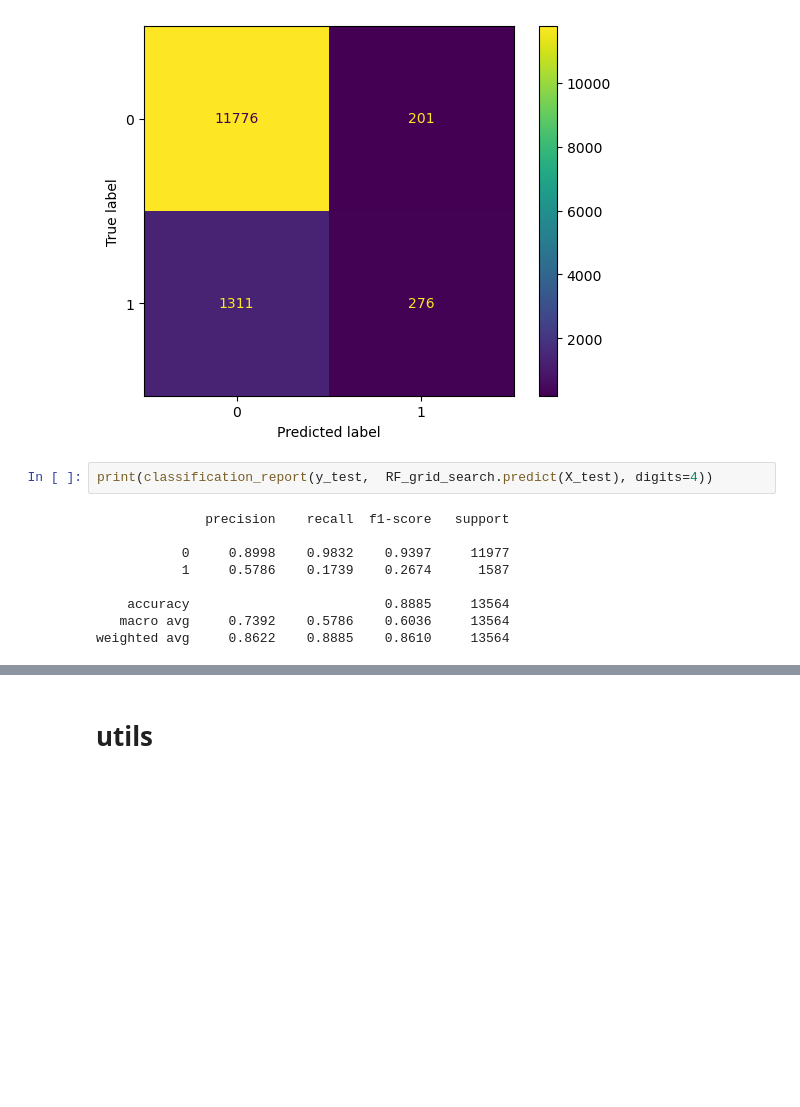
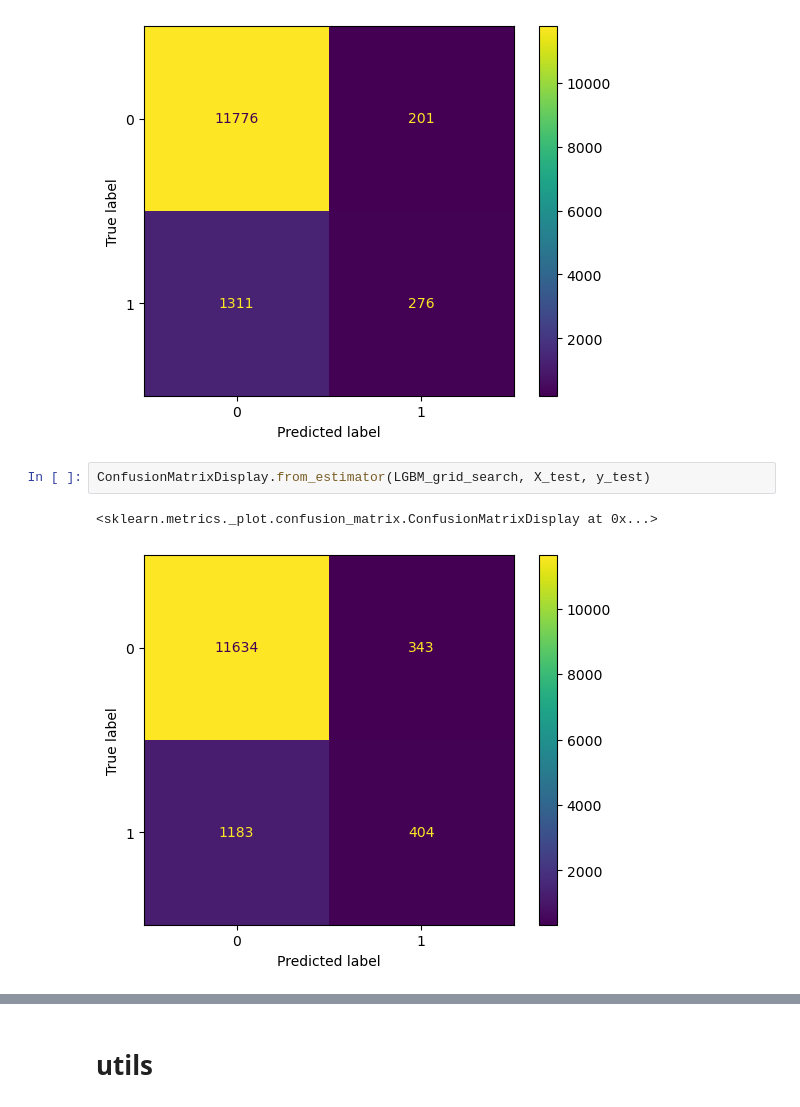
Before and after one commit to zhang-shizhe/Bank-Marketing-Campaigns-Prediction-and-Analysis, a Jupyter notebook: new.ipynb, the cells around one changed output, grey strips where cells are left out. Saved outputs shown, nothing was run; the diff lists cells and outputs as text; blank space fills up the shorter version.

```diff
--- a/new.ipynb
+++ b/new.ipynb
@@ -499,16 +579,10 @@ ConfusionMatrixDisplay.from_estimator(RF_grid_search, X_test, y_test)
 # %% [output]
 <sklearn.metrics._plot.confusion_matrix.ConfusionMatrixDisplay at 0x...>
 [figure]
-# %%
-print(classification_report(y_test,  RF_grid_search.predict(X_test), digits=4))
-# %% [output]
-              precision    recall  f1-score   support
-
-           0     0.8998    0.9832    0.9397     11977
-           1     0.5786    0.1739    0.2674      1587
-
-    accuracy                         0.8885     13564
-   macro avg     0.7392    0.5786    0.6036     13564
-weighted avg     0.8622    0.8885    0.8610     13564
+# %%
+ConfusionMatrixDisplay.from_estimator(LGBM_grid_search, X_test, y_test)
+# %% [output]
+<sklearn.metrics._plot.confusion_matrix.ConfusionMatrixDisplay at 0x...>
+[figure, added]
 # %%
 model_dict = {'RF_grid_search': RF_grid_search,
```
Also changed, not shown: parts of 24 cells of this notebook.
